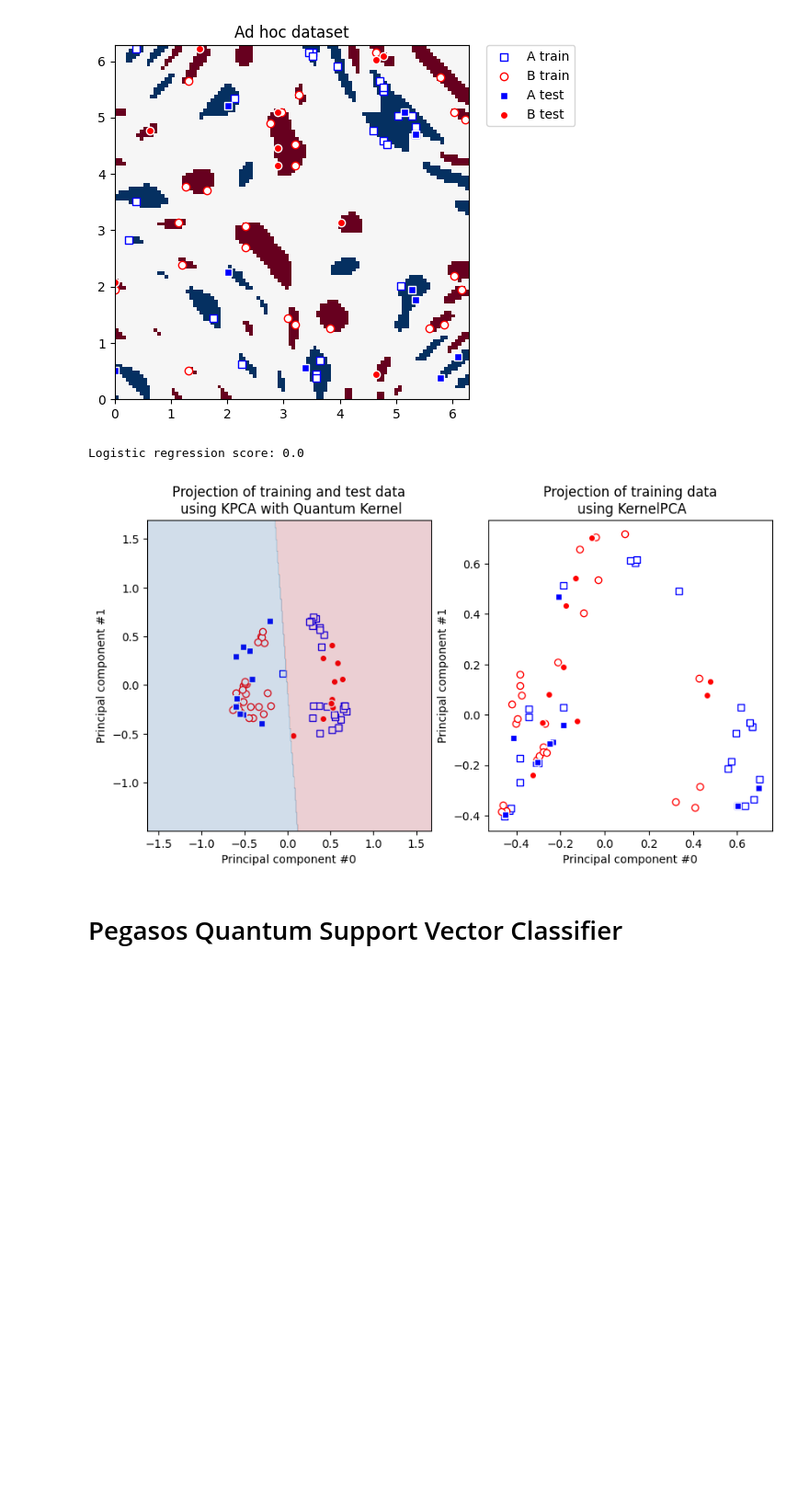
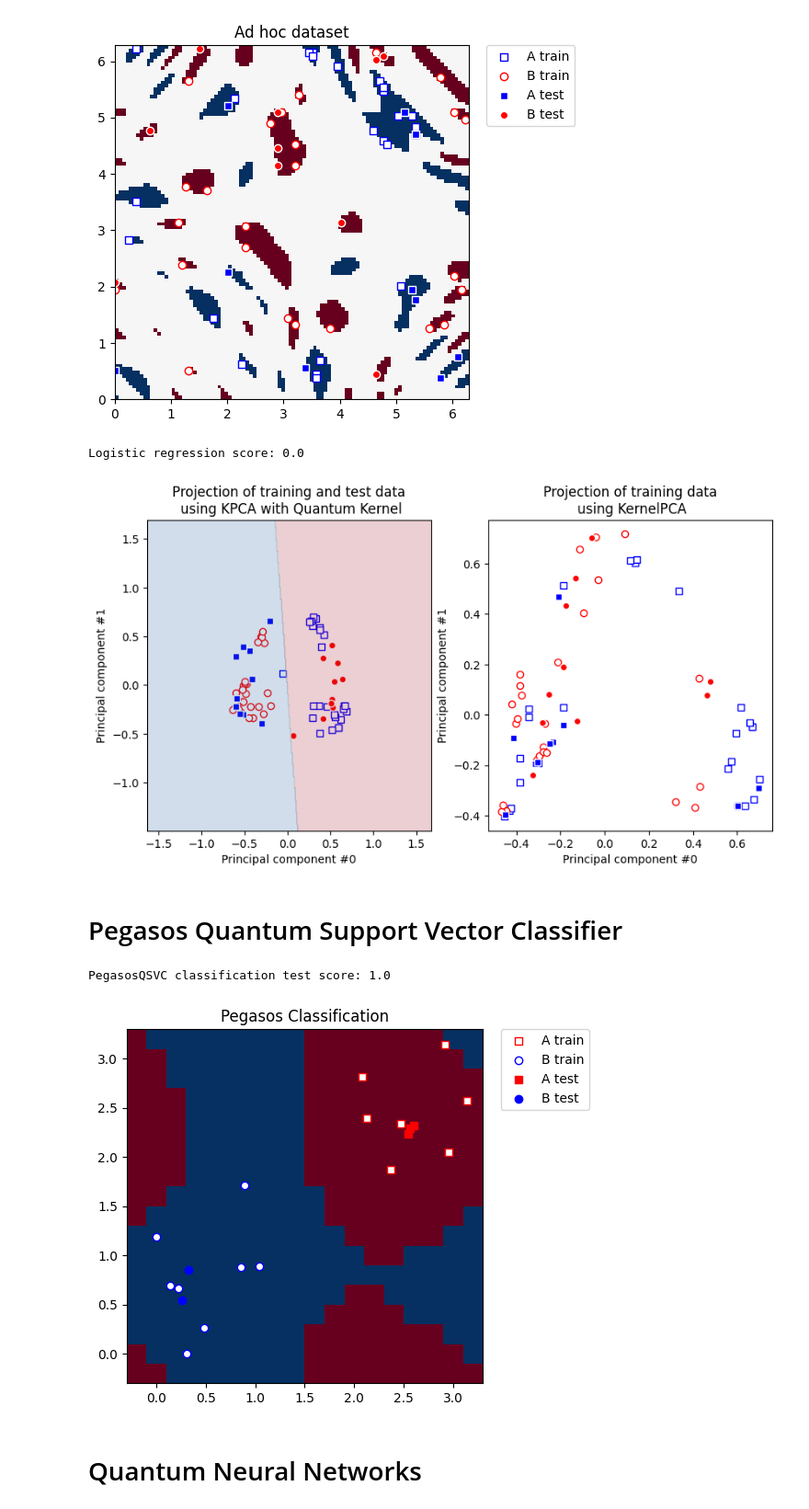
Before and after one commit to agrzheng/qiskit, a Jupyter notebook: study/qiskit-svm.ipynb, the cells around one changed output. Shown: that part at 92% size. Cells and saved outputs as stored; diff of their text form; code cells hidden in the pictures; blank space fills up the shorter version.

Commit message:
Update qiskit-svm.ipynb
finished sample qnn

```diff
--- a/study/qiskit-svm.ipynb
+++ b/study/qiskit-svm.ipynb
@@ -328,3 +328,73 @@ algorithm_globals.random_seed = 12345
 feature_map = ZFeatureMap(feature_dimension=num_qubits, reps=1)
 
 qkernel = FidelityQuantumKernel(feature_map=feature_map)
+# %%
+from qiskit_machine_learning.algorithms import PegasosQSVC
+
+pegasos_qsvc = PegasosQSVC(quantum_kernel=qkernel, C=C, num_steps=tau)
+
+# training
+pegasos_qsvc.fit(train_features, train_labels)
+
+# testing
+pegasos_score = pegasos_qsvc.score(test_features, test_labels)
+print(f"PegasosQSVC classification test score: {pegasos_score}")
+# %% [output]
+PegasosQSVC classification test score: 1.0
+# %%
+grid_step = 0.2
+margin = 0.2
+grid_x, grid_y = np.meshgrid(
+    np.arange(-margin, np.pi + margin, grid_step), np.arange(-margin, np.pi + margin, grid_step)
+)
+# %%
+meshgrid_features = np.column_stack((grid_x.ravel(), grid_y.ravel()))
+meshgrid_colors = pegasos_qsvc.predict(meshgrid_features)
+# %%
+import matplotlib.pyplot as plt
+
+plt.figure(figsize=(5, 5))
+meshgrid_colors = meshgrid_colors.reshape(grid_x.shape)
+plt.pcolormesh(grid_x, grid_y, meshgrid_colors, cmap="RdBu", shading="auto")
+
+plt.scatter(
+    train_features[:, 0][train_labels == 0],
+    train_features[:, 1][train_labels == 0],
+    marker="s",
+    facecolors="w",
+    edgecolors="r",
+    label="A train",
+)
+plt.scatter(
+    train_features[:, 0][train_labels == 1],
+    train_features[:, 1][train_labels == 1],
+    marker="o",
+    facecolors="w",
+    edgecolors="b",
+    label="B train",
+)
+
+plt.scatter(
+    test_features[:, 0][test_labels == 0],
+    test_features[:, 1][test_labels == 0],
+    marker="s",
+    facecolors="r",
+    edgecolors="r",
+    label="A test",
+)
+plt.scatter(
+    test_features[:, 0][test_labels == 1],
+    test_features[:, 1][test_labels == 1],
+    marker="o",
+    facecolors="b",
+    edgecolors="b",
+    label="B test",
+)
+
+plt.legend(bbox_to_anchor=(1.05, 1), loc="upper left", borderaxespad=0.0)
+plt.title("Pegasos Classification")
+plt.show()
+# %% [output]
+[figure, added]
+# %% [markdown]
+# Quantum Neural Networks
```
Also changed, not shown: parts of 16 cells of this notebook.
